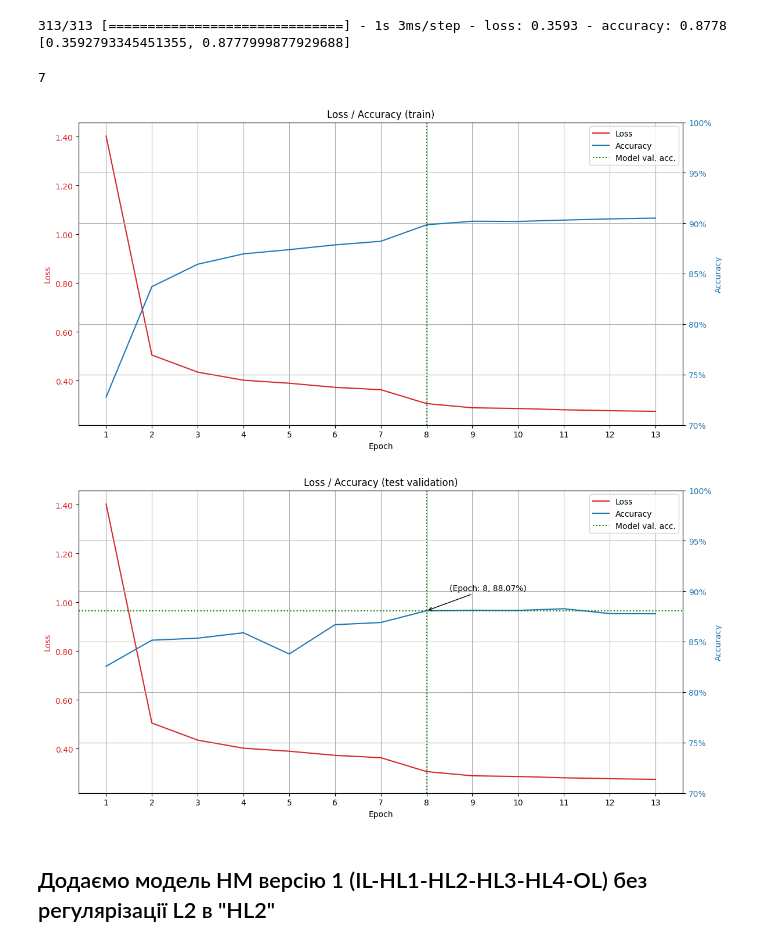
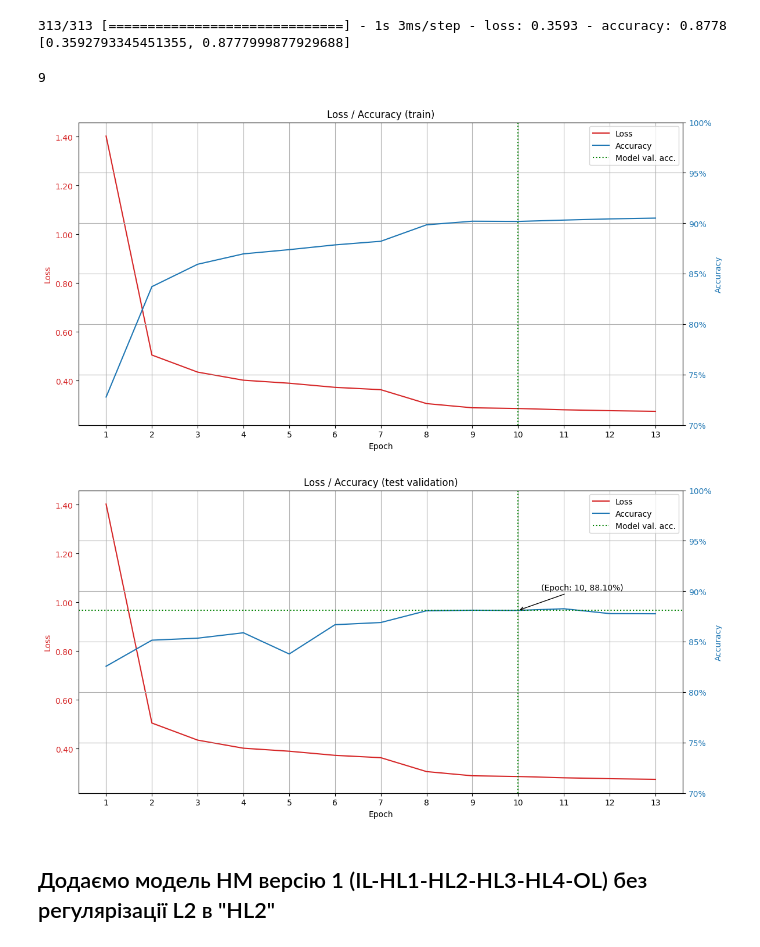
Before and after one commit to lexxai/goit_python_ds_hw_09, a Jupyter notebook: goit_python_ds_hw_09_test_is_test.ipynb, the cells around one changed output. Drawn from its saved outputs; the diff is of its cells as text; code cells hidden in the pictures.

```diff
--- a/goit_python_ds_hw_09_test_is_test.ipynb
+++ b/goit_python_ds_hw_09_test_is_test.ipynb
@@ -127,11 +127,30 @@ def loadmodel(name):
         return pickle.load(f)
 
 # Fing saved epoch
-def get_best_epoch_index(model_name):
-  le = np.argmin(models_his[model_name].history['val_loss'])
-  return le
-  ta = np.argmax(models_his[model_name].history['val_accuracy'])
-  #return min(le, ta)
+def get_best_epoch_index(models_h, name=None):
+    # Combine epoch numbers and validation losses into tuples
+  # epoch_val_loss_pairs = list(enumerate(models_his[name].history['val_loss'], start=0))
+
+  # # Sort the list of tuples based on validation loss
+  # sorted_epoch_val_loss_pairs = sorted(epoch_val_loss_pairs, key=lambda x: float(x[1]))
+
+  # # Extract the epoch number corresponding to the minimum validation loss
+  # le = sorted_epoch_val_loss_pairs[0][0]
+
+  le = np.argmin(models_h.history['val_loss'])
+  # return best_epoch
+  #. ta = np.argmax(models_h.history['val_accuracy'])
+  epoch_val_acc_pairs = list(enumerate(models_h.history['val_accuracy'], start=0))
+
+  # Sort the list of tuples based on validation loss
+  sorted_epoch_val_acc_pairs = sorted(epoch_val_acc_pairs, key=lambda x: float(x[1]), reverse=True)
+
+  # Extract the epoch number corresponding to the minimum validation loss
+  ta = sorted_epoch_val_acc_pairs[0][0]
+
+  print(name, le, ta)
+  d = abs(le-ta)
+  return le if d <= 5 else max(le, ta)
 
 # Dynamic learn rate that depend of epoch
 def scheduler(epoch, lr, thresh=7, thresh_lr=0.001):
@@ -325,37 +344,39 @@ def pair_plot(loss_history, accuracy_history, title, closest_index = None, model
   if closest_index:
     ax2.axvline(x=closest_index, color='green', linestyle='dotted', label="Model val. acc.")
     if model_accuracy:
       ax2.axhline(y=model_accuracy, color='green', linestyle='dotted')
       intersection_text = f'(Epoch: {closest_index+1}, {model_accuracy:.2%})'
       ax2.annotate(intersection_text, xy=(closest_index, model_accuracy), xytext=(closest_index + 0.5, model_accuracy + 0.02),
                   arrowprops=dict(facecolor='black', arrowstyle='->'), fontsize=10)
 
 
   # Combine the legends from ax1 and ax2
   lines, labels_ = ax1.get_legend_handles_labels()
   lines2, labels2 = ax2.get_legend_handles_labels()
   ax2.legend(lines + lines2, labels_ + labels2, loc='best')
 
   fig.tight_layout()  # otherwise the right y-label is slightly clipped
   plt.title(title)
   plt.show()
 
+model_name = "Model_1_L2_0.025"
+
 loss_history = models_his[model_name].history['loss']
 accuracy_history = models_his[model_name].history['accuracy']
 val_loss_history = models_his[model_name].history['loss']
 val_accuracy_history = models_his[model_name].history['val_accuracy']
 test_accuracy = results[model_name][1]
 # closest_epoch_index = np.argmin(np.abs(np.array(val_accuracy_history) - results[model_name][1]))
-closest_epoch_index = get_best_epoch_index(model_name)
+closest_epoch_index = get_best_epoch_index(model_name) + 1
 val_accuracy = val_accuracy_history[closest_epoch_index]
 print(closest_epoch_index)
 
 pair_plot(loss_history, accuracy_history, "Loss / Accuracy (train)", closest_epoch_index)
 pair_plot(val_loss_history, val_accuracy_history, "Loss / Accuracy (test validation)", closest_epoch_index, val_accuracy, test_accuracy)
 # %% [output]
-7
+9
-[figure, old version]
+[figure, new version]
-[figure, old version]
+[figure, new version]
 # %% [markdown]
 ## Додаємо модель НМ версію 1 (IL-HL1-HL2-HL3-HL4-OL) без регулярізації L2 в "HL2"
 # %%
```
Also changed, not shown: parts of 3 cells of this notebook.
